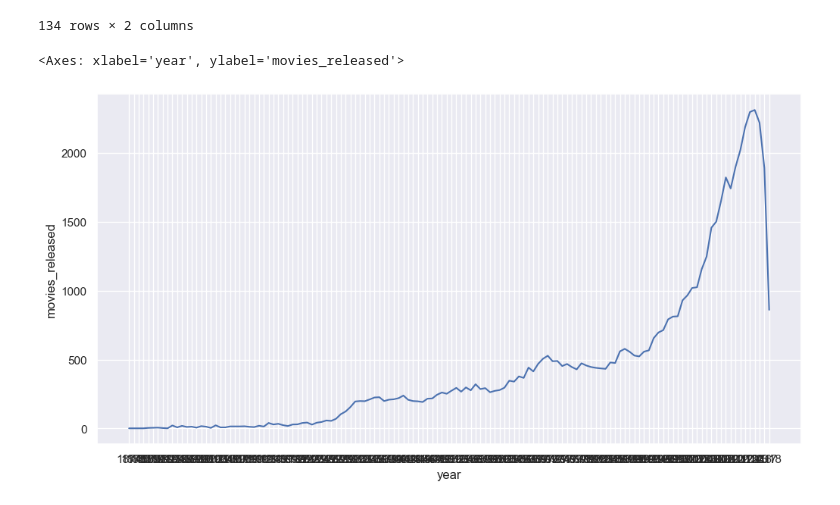
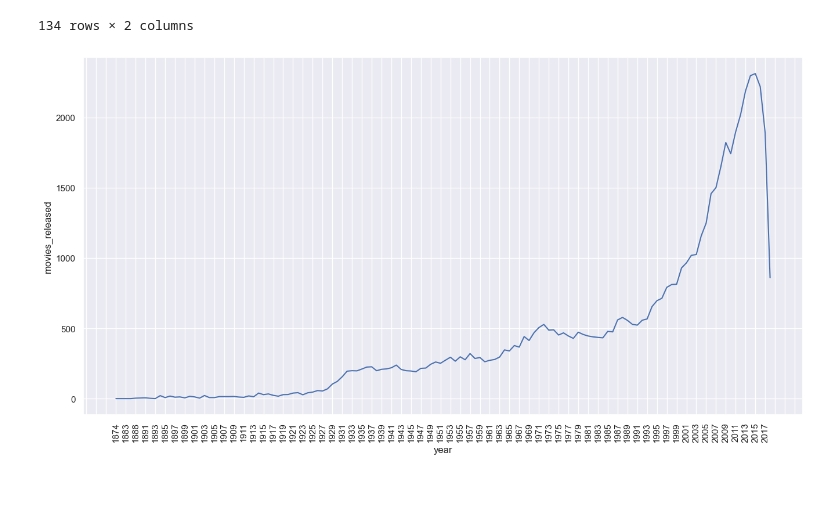
Before and after one commit to Razjoh/Machine-learning-Rasmus-Johansson, a Jupyter notebook: Labb/EDA.ipynb, the cells around one changed output. Cells and saved outputs as stored; diff of their text form; code cells hidden in the pictures.

```diff
--- a/Labb/Recommender.ipynb
+++ b/Labb/EDA.ipynb
@@ -209,8 +209,10 @@ movies_year
 | 6 | 2017 | 1891 |
 | 18 | 2018 | 861 |
 134 rows × 2 columns
-# %%
-sns.lineplot(data=movies_year, x="year", y="movies_released")
-# %% [output]
-<Axes: xlabel='year', ylabel='movies_released'>
-[figure, removed]
+# %%
+fig = plt.subplots(figsize=(16,8))
+ax = sns.lineplot(data=movies_year, x="year", y="movies_released")
+plt.xticks(rotation=90)
+ax.xaxis.set_major_locator(plt.MaxNLocator(80));
+# %% [output]
+[figure, added]
```
